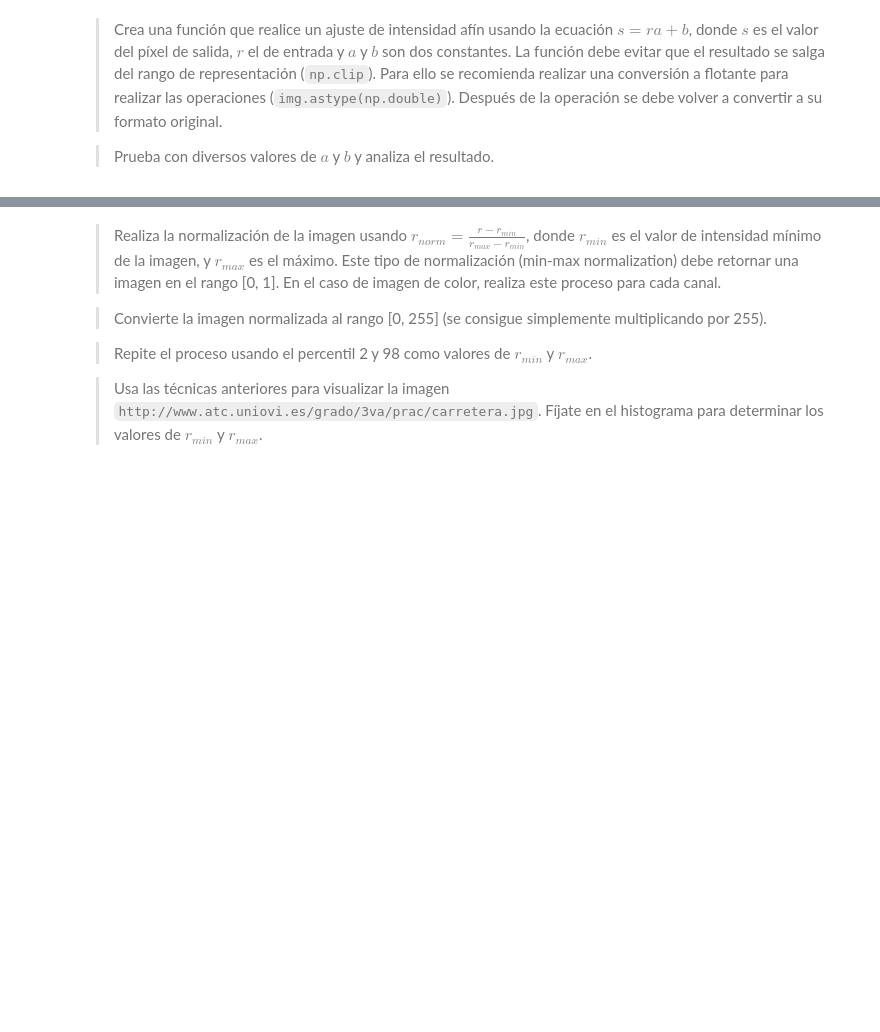
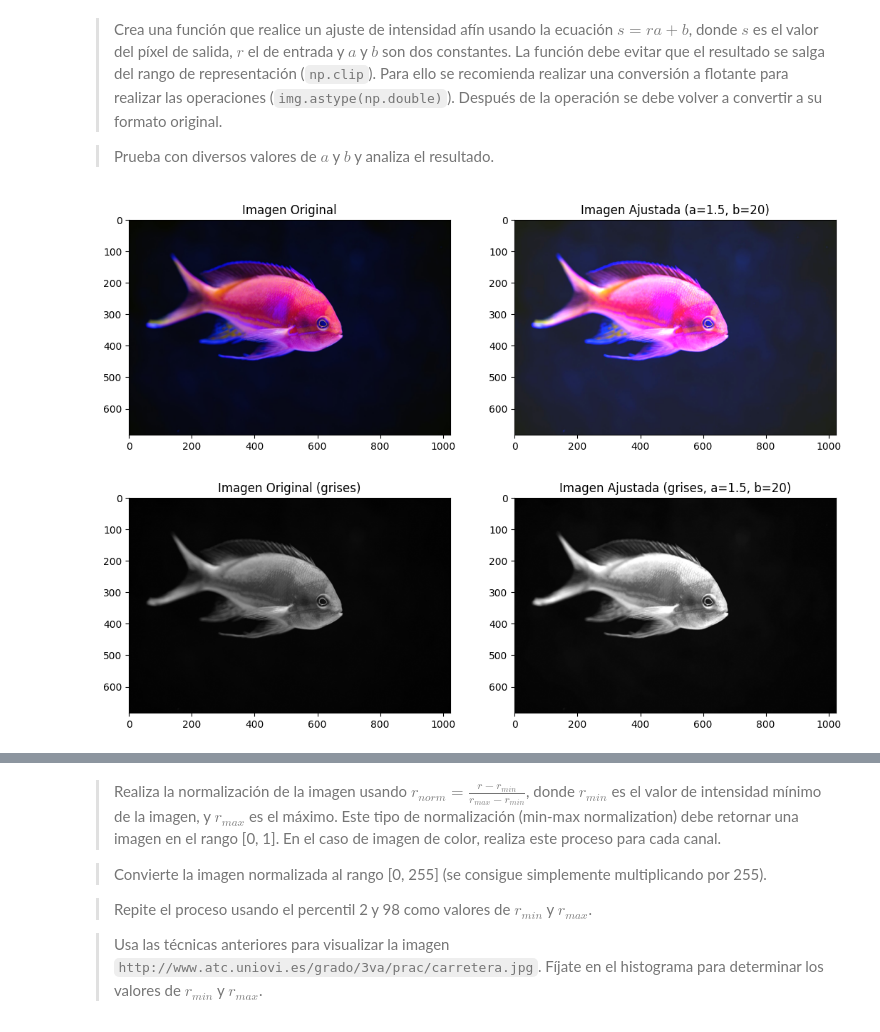
Before and after one commit to aleefdezz10/Vision-2026, a Jupyter notebook: PL3/Prac03-Brillo.ipynb, the cells around one changed output, grey strips where cells are left out. Drawn from its saved outputs; the diff is of its cells as text; code cells hidden in the pictures; blank space fills up the shorter version.

```diff
--- a/PL3/Prac03-Brillo.ipynb
+++ b/PL3/Prac03-Brillo.ipynb
@@ -254,3 +254,46 @@ Una vez que se tiene la visualización del histograma se puede analizar mejor el
 > Crea una función que realice un ajuste de intensidad afín usando la ecuación $s = ra+b$, donde $s$ es el valor del píxel de salida, $r$ el de entrada y $a$ y $b$ son dos constantes. La función debe evitar que el resultado se salga del rango de representación (`np.clip`). Para ello se recomienda realizar una conversión a flotante para realizar las operaciones (`img.astype(np.double)`). Después de la operación se debe volver a convertir a su formato original.
 
 > Prueba con diversos valores de $a$ y $b$ y analiza el resultado.
+# %%
+def ajuste_intensidad_afín(img, a, b):
+    img_float = img.astype(np.double)  # Convertimos a float para evitar overflow
+    img_ajustada = a * img_float + b  # Aplicamos la transformación afín
+    # Clip para asegurarnos de que los valores estén en el rango [0, 255]
+    img_ajustada = np.clip(img_ajustada, 0, 255)
+    return img_ajustada.astype(np.uint8)  # Convertimos de nuevo a uint8 para la imagen final
+
+    # img_ajustada = np.rint(img_ajustada)       # redondeo (opcional pero recomendable)
+    # return img_ajustada.astype(img.dtype)      # volver al tipo original
+
+
+# -----IMAGEN EN COLOR-----
+img = cv2.imread('pez.jpg')
+img = cv2.cvtColor(img, cv2.COLOR_BGR2RGB)
+a = 1.5  # Factor de escala (contraste)
+b = 20   # Desplazamiento (brillo)
+img_ajustada = ajuste_intensidad_afín(img, a, b)
+# Visualización de la imagen original y la ajustada
+width, height = plt.rcParams['figure.figsize']
+fig, (ax_orig, ax_ajustada) = plt.subplots(1, 2, figsize=(2*width, height))
+ax_orig.imshow(img)
+ax_orig.set_title("Imagen Original")
+ax_ajustada.imshow(img_ajustada)
+ax_ajustada.set_title("Imagen Ajustada (a=1.5, b=20)")
+plt.show()
+
+# -----IMAGEN EN ESCALA DE GRISES-----
+img_gray = cv2.imread('pez.jpg', cv2.IMREAD_GRAYSCALE)
+a = 1.5  # Factor de escala (contraste)
+b = 20   # Desplazamiento (brillo)
+img_gray_ajustada = ajuste_intensidad_afín(img_gray, a, b)
+# Visualización de la imagen original y la ajustada
+width, height = plt.rcParams['figure.figsize']
+fig, (ax_orig, ax_ajustada) = plt.subplots(1, 2, figsize=(2*width, height))
+ax_orig.imshow(img_gray, cmap='gray')
+ax_orig.set_title("Imagen Original (grises)")
+ax_ajustada.imshow(img_gray_ajustada, cmap='gray')
+ax_ajustada.set_title("Imagen Ajustada (grises, a=1.5, b=20)")
+plt.show()
+# %% [output]
+[figure, added]
+[figure, added]
```
Also changed, not shown: parts of 8 cells of this notebook, 2 other files.
